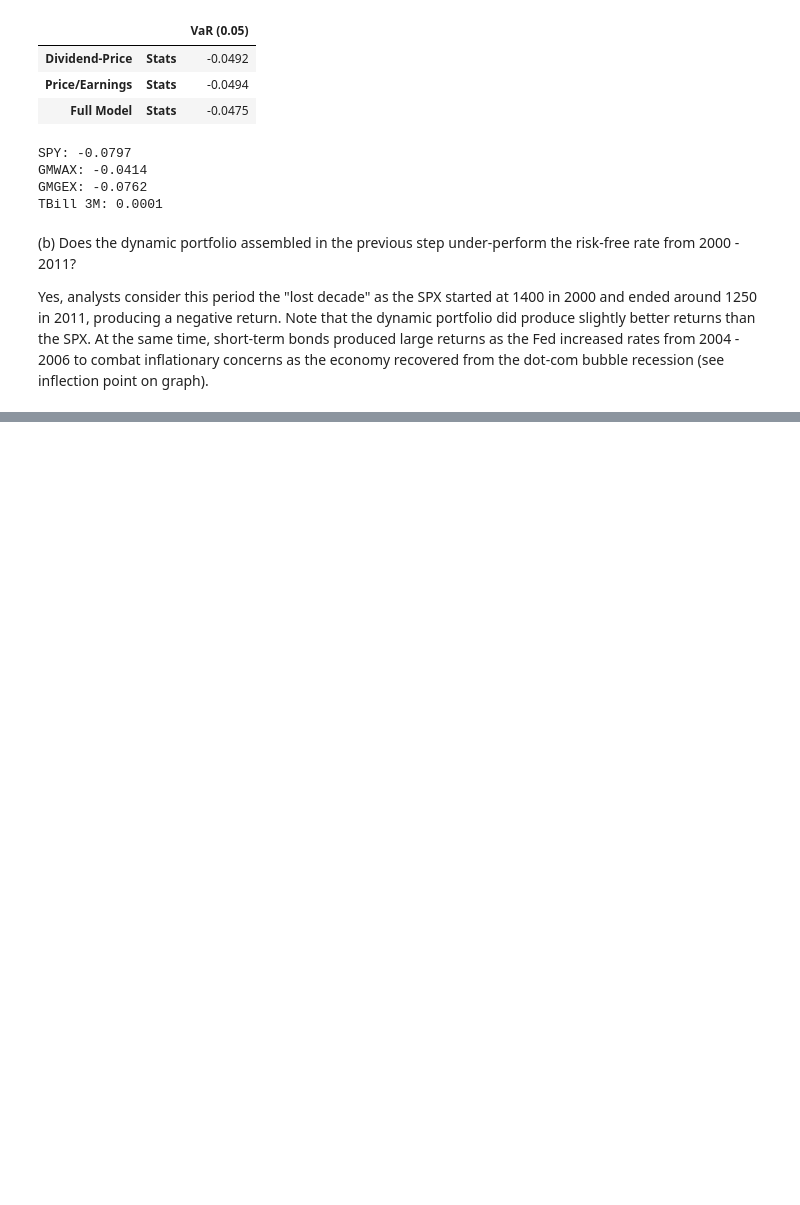
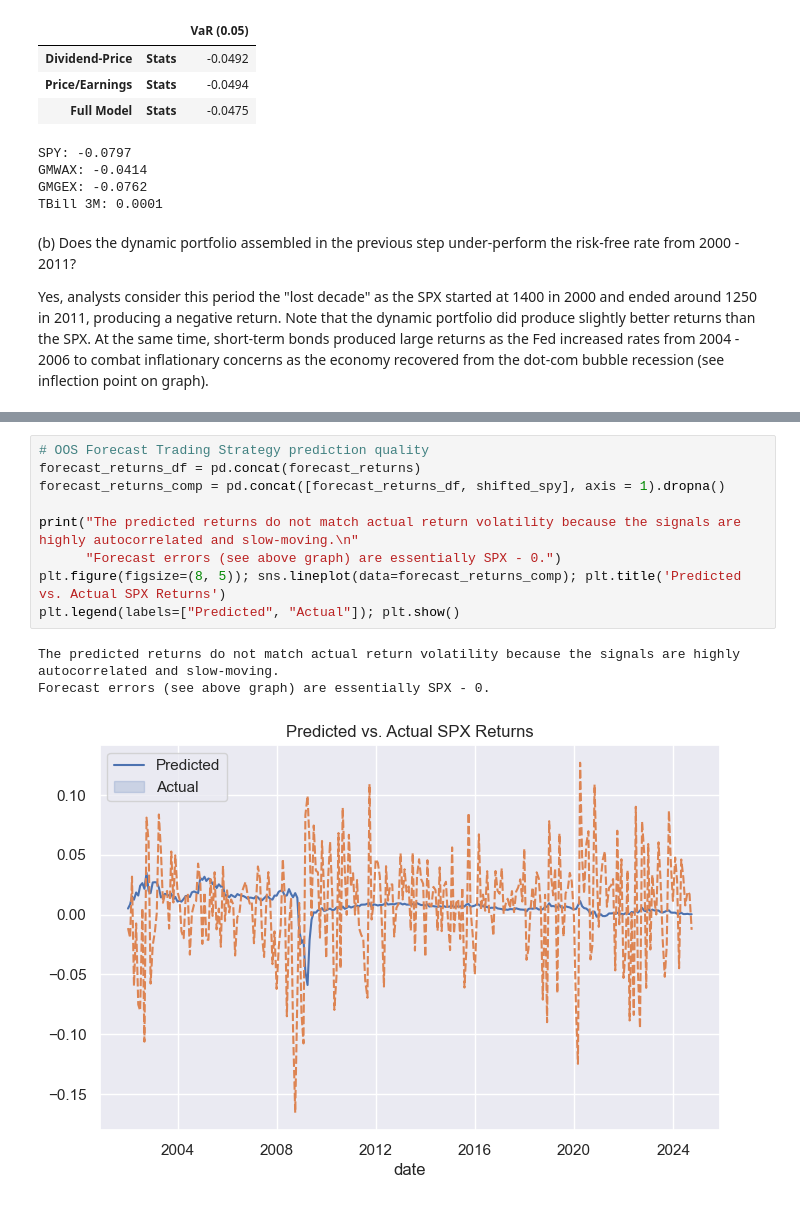
Before and after one commit to wickmanb22/finm367_group3, a Jupyter notebook: Homework7/hw7_wickman.ipynb, the cells around one changed output, grey strips where cells are left out. Saved outputs shown, nothing was run; the diff lists cells and outputs as text; blank space fills up the shorter version.

```diff
--- a/Homework7/hw7_wickman.ipynb
+++ b/Homework7/hw7_wickman.ipynb
@@ -385,0 +434,13 @@ plt.show()
+# %%
+# OOS Forecast Trading Strategy prediction quality
+forecast_returns_df = pd.concat(forecast_returns)
+forecast_returns_comp = pd.concat([forecast_returns_df, shifted_spy], axis = 1).dropna()
+
+print("The predicted returns do not match actual return volatility because the signals are highly autocorrelated and slow-moving.\n"
+      "Forecast errors (see above graph) are essentially SPX - 0.")
+plt.figure(figsize=(8, 5)); sns.lineplot(data=forecast_returns_comp); plt.title('Predicted vs. Actual SPX Returns')
+plt.legend(labels=["Predicted", "Actual"]); plt.show()
+# %% [output]
+The predicted returns do not match actual return volatility because the signals are highly autocorrelated and slow-moving.
+Forecast errors (see above graph) are essentially SPX - 0.
+[figure, added]
```
Also changed, not shown: parts of 5 cells of this notebook.
